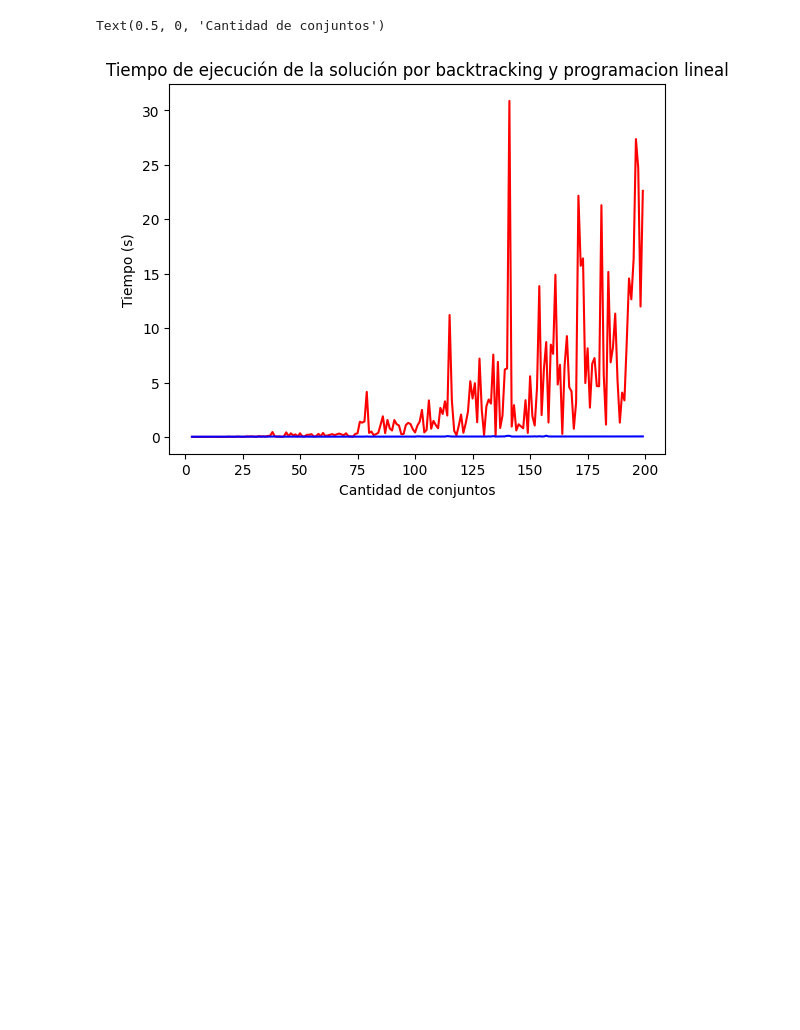
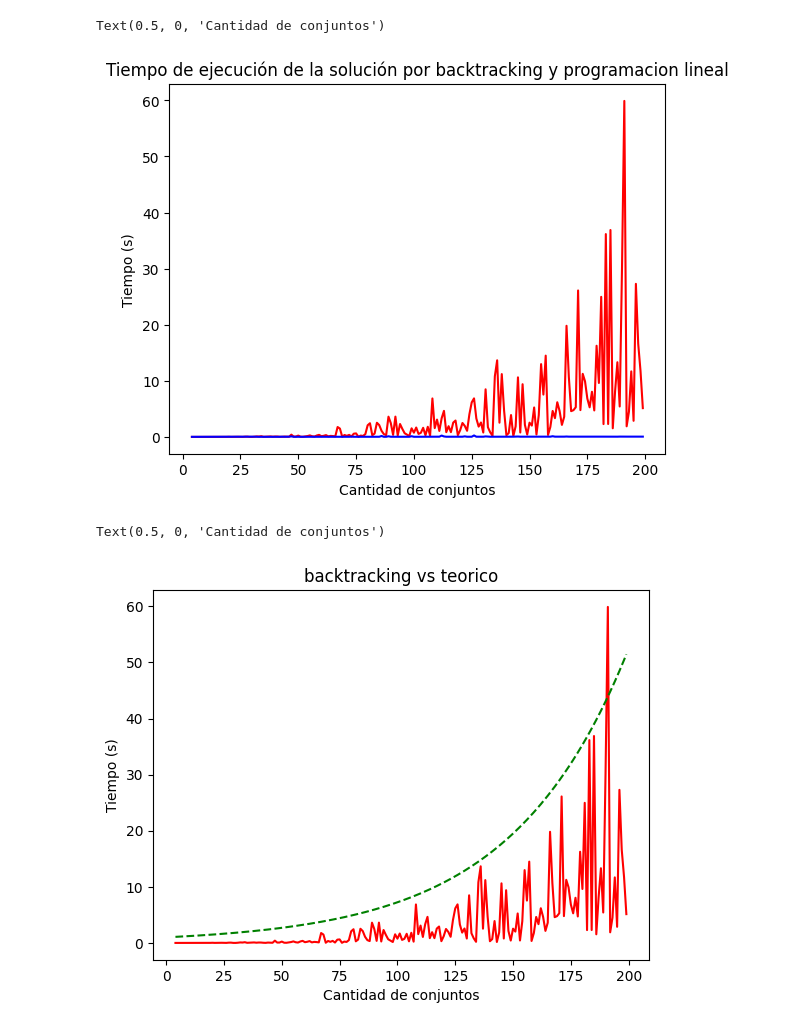
Before and after one commit to Jignacio14/TP3_TDA, a Jupyter notebook: analisis_temporal.ipynb, the cells around one changed output. Drawn from its saved outputs; the diff is of its cells as text; code cells hidden in the pictures; blank space fills up the shorter version.

```diff
--- a/analisis_temporal.ipynb
+++ b/analisis_temporal.ipynb
@@ -100,9 +164,18 @@ Text(0.5, 0, 'Cantidad de conjuntos')
 # %%
-plt.plot(lengths, bt_time, label='backtracking', color='red')
-plt.plot(lengths, lp_time, label='linealp', color='blue')
+plt.plot(times['m'], times['bt_time'], label='backtracking', color='red')
+plt.plot(times['m'], times['ilp_time'], label='linealp', color='blue')
 plt.title('Tiempo de ejecución de la solución por backtracking y programacion lineal')
 plt.ylabel('Tiempo (s)')
 plt.xlabel('Cantidad de conjuntos')
 # %% [output]
 Text(0.5, 0, 'Cantidad de conjuntos')
-[figure, old version]
+[figure, new version]
+# %%
+plt.plot(times['m'], times['bt_time'], label='backtracking', color='red')
+plt.plot(times['m'], generate_teorical_time(times['m'], 1.02), label='teorico', color='green', linestyle='dashed')
+plt.title('backtracking vs teorico')
+plt.ylabel('Tiempo (s)')
+plt.xlabel('Cantidad de conjuntos')
+# %% [output]
+Text(0.5, 0, 'Cantidad de conjuntos')
+[figure, added]
```
Also changed, not shown: parts of 12 cells of this notebook, 11 other files.
